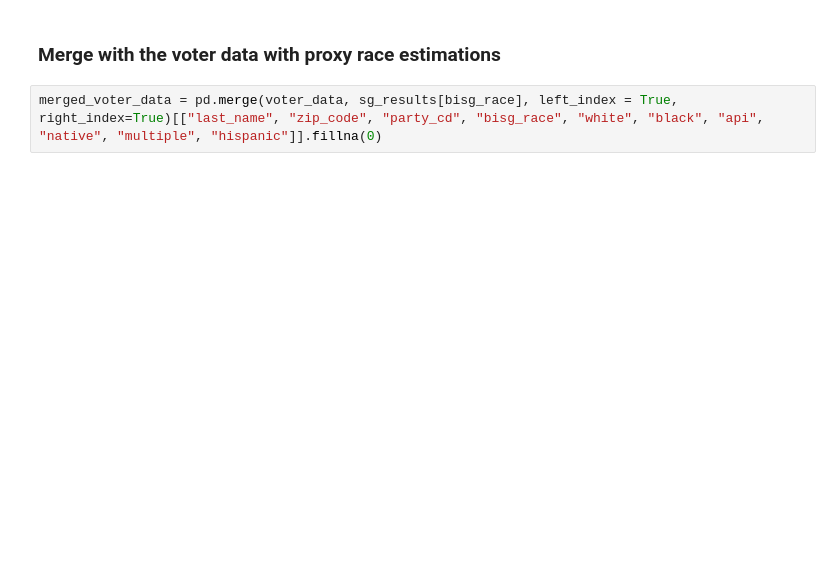
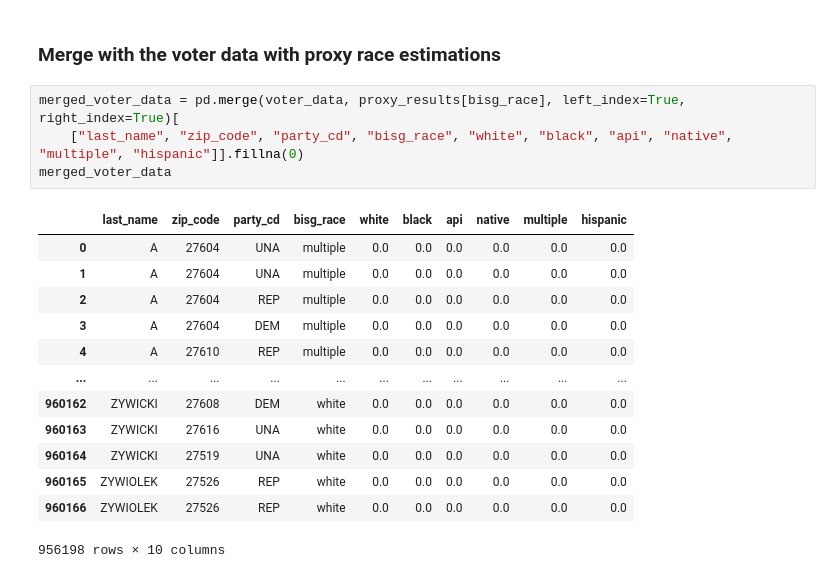
Before and after one commit to saminourji/BISGproject, a Jupyter notebook: src/BISG_North_Carolina_Voter_Registration_Analysis.ipynb, the cells around one changed output. Cells and saved outputs as stored; diff of their text form; blank space fills up the shorter version.

```diff
--- a/src/BISG_North_Carolina_Voter_Registration_Analysis.ipynb
+++ b/src/BISG_North_Carolina_Voter_Registration_Analysis.ipynb
@@ -123,5 +151,21 @@ sg_results.head(100)
 # %% [markdown]
 ### Merge with the voter data with proxy race estimations
 # %%
-merged_voter_data = pd.merge(voter_data, sg_results[bisg_race], left_index = True, right_index=True)[["last_name", "zip_code", "party_cd", "bisg_race", "white", "black", "api", "native", "multiple", "hispanic"]].fillna(0)
+merged_voter_data = pd.merge(voter_data, proxy_results[bisg_race], left_index=True, right_index=True)[
+    ["last_name", "zip_code", "party_cd", "bisg_race", "white", "black", "api", "native", "multiple", "hispanic"]].fillna(0)
+merged_voter_data
+# %% [output]
+|  | last_name | zip_code | party_cd | bisg_race | white | black | api | native | multiple | hispanic |
+| 0 | A | 27604 | UNA | multiple | 0.0 | 0.0 | 0.0 | 0.0 | 0.0 | 0.0 |
+| 1 | A | 27604 | UNA | multiple | 0.0 | 0.0 | 0.0 | 0.0 | 0.0 | 0.0 |
+| 2 | A | 27604 | REP | multiple | 0.0 | 0.0 | 0.0 | 0.0 | 0.0 | 0.0 |
+| 3 | A | 27604 | DEM | multiple | 0.0 | 0.0 | 0.0 | 0.0 | 0.0 | 0.0 |
+| 4 | A | 27610 | REP | multiple | 0.0 | 0.0 | 0.0 | 0.0 | 0.0 | 0.0 |
+| ... | ... | ... | ... | ... | ... | ... | ... | ... | ... | ... |
+| 960162 | ZYWICKI | 27608 | DEM | white | 0.0 | 0.0 | 0.0 | 0.0 | 0.0 | 0.0 |
+| 960163 | ZYWICKI | 27616 | UNA | white | 0.0 | 0.0 | 0.0 | 0.0 | 0.0 | 0.0 |
+| 960164 | ZYWICKI | 27519 | UNA | white | 0.0 | 0.0 | 0.0 | 0.0 | 0.0 | 0.0 |
+| 960165 | ZYWIOLEK | 27526 | REP | white | 0.0 | 0.0 | 0.0 | 0.0 | 0.0 | 0.0 |
+| 960166 | ZYWIOLEK | 27526 | REP | white | 0.0 | 0.0 | 0.0 | 0.0 | 0.0 | 0.0 |
+956198 rows × 10 columns
 # %% [markdown]
```
Also changed, not shown: parts of 21 cells of this notebook.
